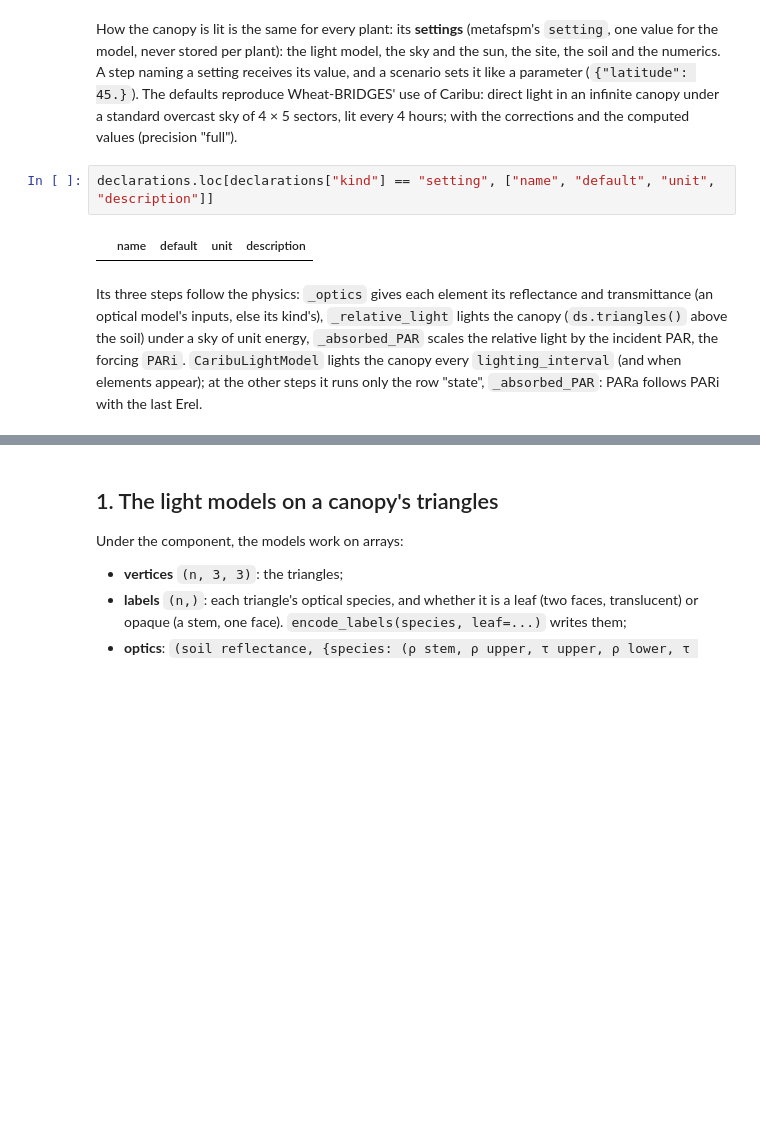
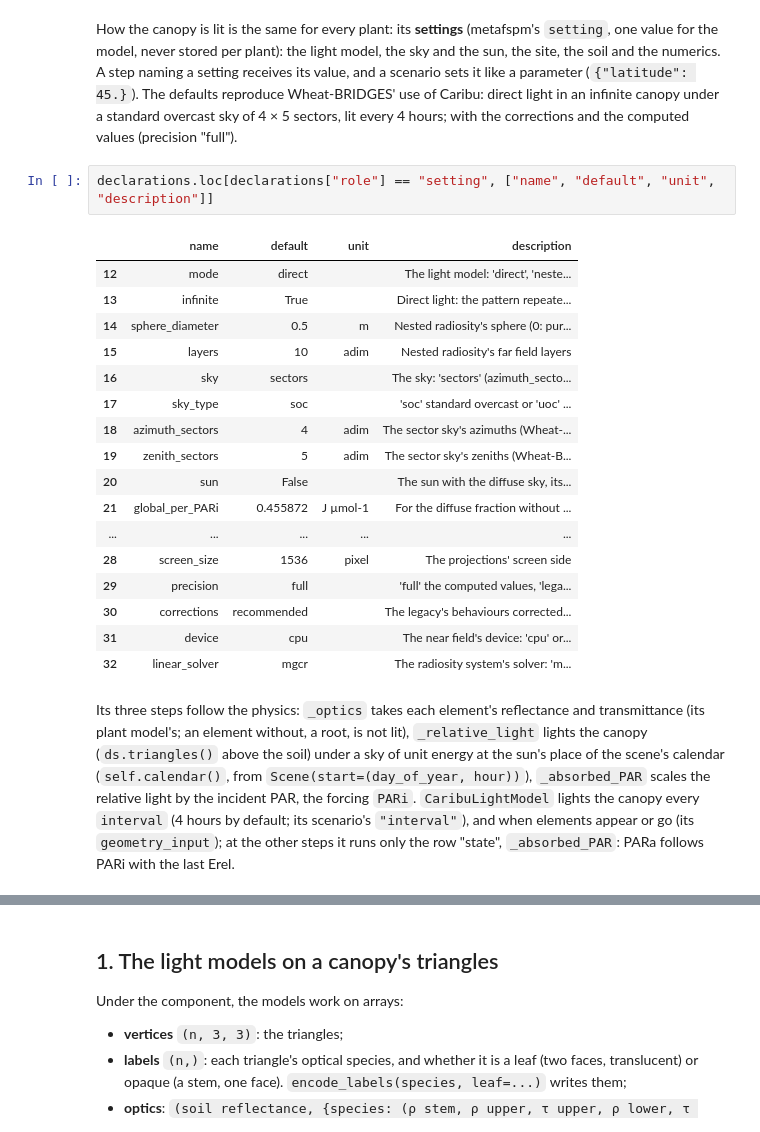
Before and after one commit to openalea/caribu, a Jupyter notebook: example/tutorials/developer/01_caribu_in_metafspm.ipynb, the cells around one changed output, grey strips where cells are left out. Cells and saved outputs as stored; diff of their text form; blank space fills up the shorter version.

Commit message:
Tutorials on the light's union, the plants' optics (PlantOptics), the calendar and the interval; executed

```diff
--- a/example/tutorials/developer/01_caribu_in_metafspm.ipynb
+++ b/example/tutorials/developer/01_caribu_in_metafspm.ipynb
@@ -120,15 +131,33 @@ naming a setting receives its value, and a scenario sets it like a parameter (`{
 reproduce Wheat-BRIDGES' use of Caribu: direct light in an infinite canopy under a standard overcast sky of 4 × 5
 sectors, lit every 4 hours; with the corrections and the computed values (precision "full").
 # %%
-declarations.loc[declarations["kind"] == "setting", ["name", "default", "unit", "description"]]
+declarations.loc[declarations["role"] == "setting", ["name", "default", "unit", "description"]]
 # %% [output]
 |  | name | default | unit | description |
+| 12 | mode | direct |  | The light model: 'direct', 'neste... |
+| 13 | infinite | True |  | Direct light: the pattern repeate... |
+| 14 | sphere_diameter | 0.5 | m | Nested radiosity's sphere (0: pur... |
+| 15 | layers | 10 | adim | Nested radiosity's far field layers |
+| 16 | sky | sectors |  | The sky: 'sectors' (azimuth_secto... |
+| 17 | sky_type | soc |  | 'soc' standard overcast or 'uoc' ... |
+| 18 | azimuth_sectors | 4 | adim | The sector sky's azimuths (Wheat-... |
+| 19 | zenith_sectors | 5 | adim | The sector sky's zeniths (Wheat-B... |
+| 20 | sun | False |  | The sun with the diffuse sky, its... |
+| 21 | global_per_PARi | 0.455872 | J µmol-1 | For the diffuse fraction without ... |
+| ... | ... | ... | ... | ... |
+| 28 | screen_size | 1536 | pixel | The projections' screen side |
+| 29 | precision | full |  | 'full' the computed values, 'lega... |
+| 30 | corrections | recommended |  | The legacy's behaviours corrected... |
+| 31 | device | cpu |  | The near field's device: 'cpu' or... |
+| 32 | linear_solver | mgcr |  | The radiosity system's solver: 'm... |
 # %% [markdown]
-Its three steps follow the physics: `_optics` gives each element its reflectance and transmittance (an optical
-model's inputs, else its kind's), `_relative_light` lights the canopy (`ds.triangles()` above the soil) under a sky
-of unit energy, `_absorbed_PAR` scales the relative light by the incident PAR, the forcing `PARi`.
-`CaribuLightModel` lights the canopy every `lighting_interval` (and when elements appear); at the other steps it
-runs only the row "state", `_absorbed_PAR`: PARa follows PARi with the last Erel.
+Its three steps follow the physics: `_optics` takes each element's reflectance and transmittance (its plant
+model's; an element without, a root, is not lit), `_relative_light` lights the canopy (`ds.triangles()` above the
+soil) under a sky of unit energy at the sun's place of the scene's calendar (`self.calendar()`, from
+`Scene(start=(day_of_year, hour))`), `_absorbed_PAR` scales the relative light by the incident PAR, the forcing
+`PARi`. `CaribuLightModel` lights the canopy every `interval` (4 hours by default; its scenario's `"interval"`), and
+when elements appear or go (its `geometry_input`); at the other steps it runs only the row "state",
+`_absorbed_PAR`: PARa follows PARi with the last Erel.
 # %%
 for stages, steps in CaribuLight.schedule():
     print(f"{', '.join(stages):>10}  {', '.join(steps)}")
```
Also changed, not shown: parts of 16 cells of this notebook, 2 other files.
